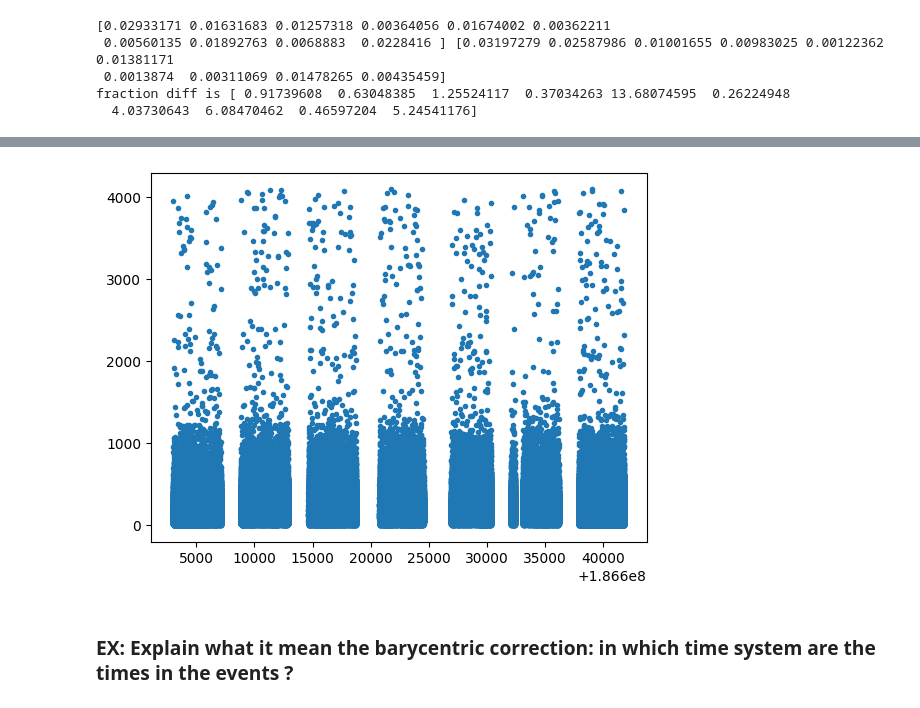
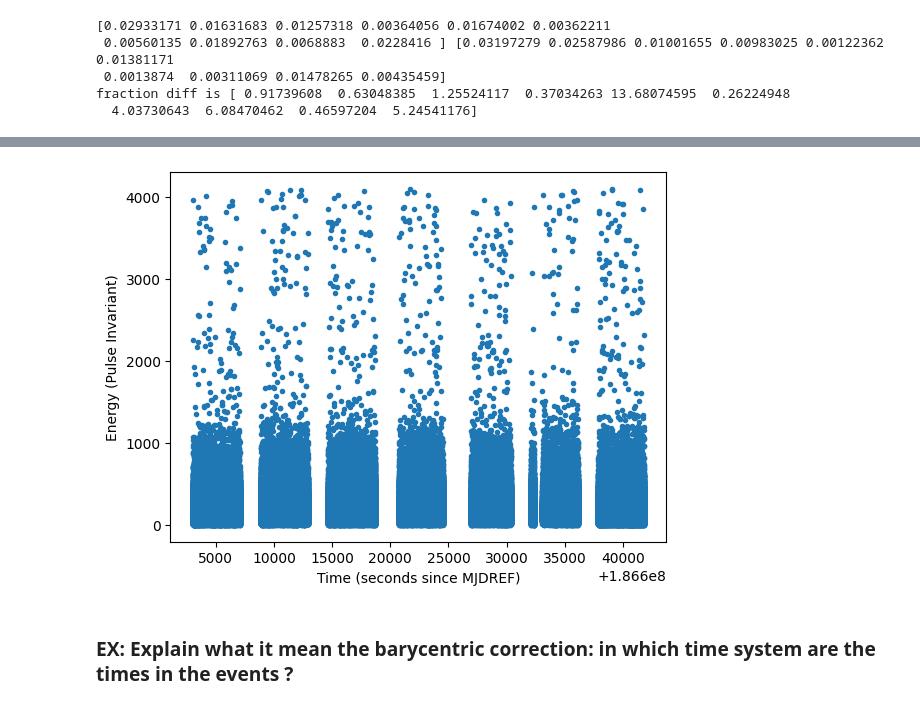
Before and after one commit to SamMerc/APLI, a Jupyter notebook: notebooks/Day1.ipynb, the cells around one changed output, grey strips where cells are left out. Cells and saved outputs as stored; diff of their text form; code cells hidden in the pictures.

```diff
--- a/notebooks/Day1.ipynb
+++ b/notebooks/Day1.ipynb
@@ -133,9 +141,11 @@ FITS_rec([(1.86603042e+08, 0.03197279, 0,  4, 4, [0, 0, 0, 0, 0, 0, 0, 0, 0, 0,
 # %%
 #Plotting energy against time profile
 plt.plot(Event_file.data['TIME'], Event_file.data['PI'], '.')
+plt.xlabel('Time (seconds since MJDREF)')
+plt.ylabel('Energy (Pulse Invariant)')
 plt.show()
 # %% [output]
-[figure, old version]
+[figure, new version]
 # %% [markdown]
 ### EX: Explain what it mean the barycentric correction: in which time system are the times in the events ?
 # %% [markdown]
```
Also changed, not shown: parts of 25 cells of this notebook.
